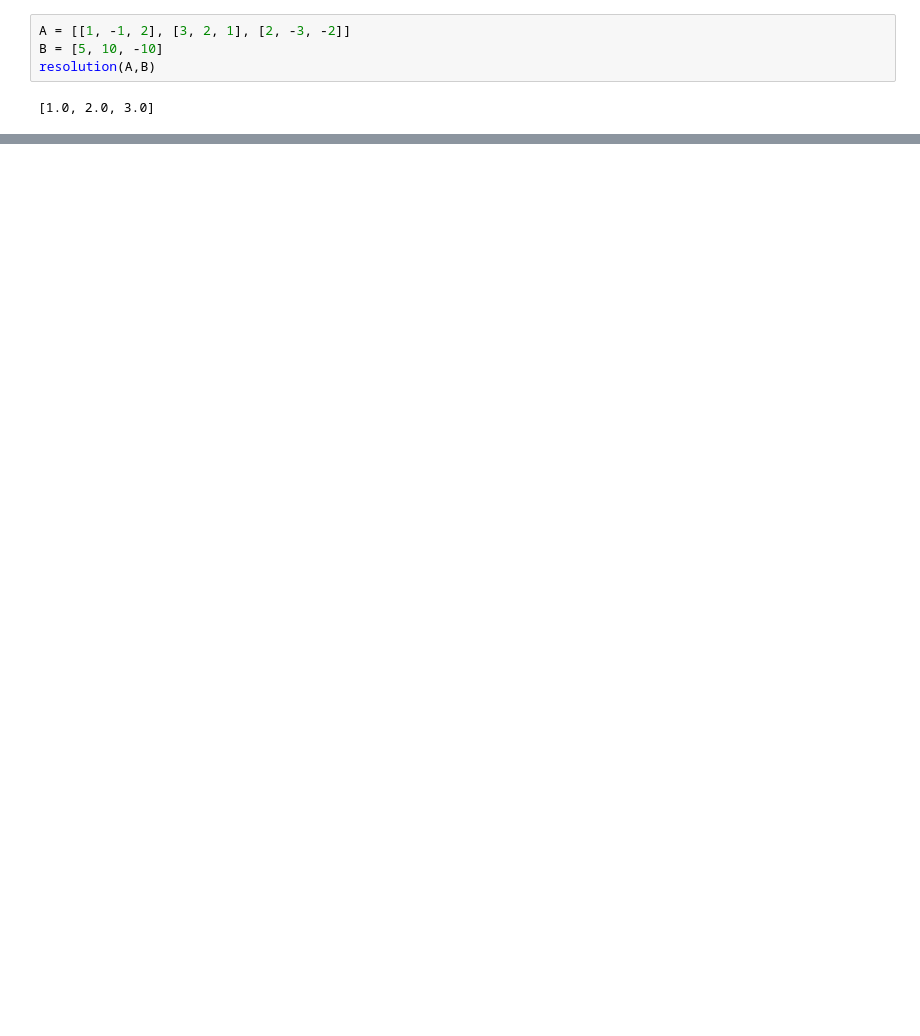
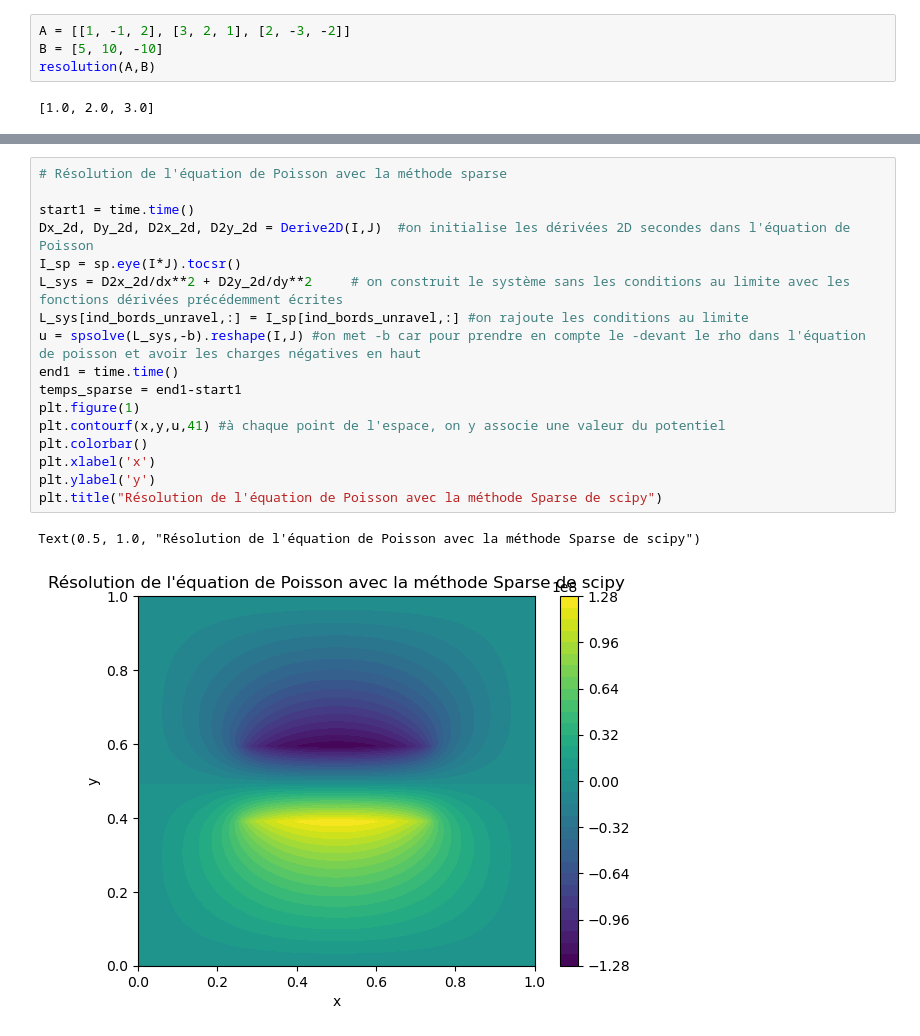
Before and after one commit to Axias10/TP_Poisson, a Jupyter notebook: TP_Poisson.ipynb, the cells around one changed output, grey strips where cells are left out. Cells and saved outputs as stored; diff of their text form; blank space fills up the shorter version.

```diff
--- a/TP_Poisson.ipynb
+++ b/TP_Poisson.ipynb
@@ -292,2 +280,22 @@ print('Le temps pour la méthode linalg.solve est',temps_gauss)
 # %% [output]
 KeyboardInterrupt:
+# %%
+# Résolution de l'équation de Poisson avec la méthode sparse
+
+start1 = time.time()
+Dx_2d, Dy_2d, D2x_2d, D2y_2d = Derive2D(I,J)  #on initialise les dérivées 2D secondes dans l'équation de Poisson
+I_sp = sp.eye(I*J).tocsr()
+L_sys = D2x_2d/dx**2 + D2y_2d/dy**2     # on construit le système sans les conditions au limite avec les fonctions dérivées précédemment écrites
+L_sys[ind_bords_unravel,:] = I_sp[ind_bords_unravel,:] #on rajoute les conditions au limite
+u = spsolve(L_sys,-b).reshape(I,J) #on met -b car pour prendre en compte le -devant le rho dans l'équation de poisson et avoir les charges négatives en haut
+end1 = time.time()
+temps_sparse = end1-start1
+plt.figure(1)
+plt.contourf(x,y,u,41) #à chaque point de l'espace, on y associe une valeur du potentiel
+plt.colorbar()
+plt.xlabel('x')
+plt.ylabel('y')
+plt.title("Résolution de l'équation de Poisson avec la méthode Sparse de scipy")
+# %% [output]
+Text(0.5, 1.0, "Résolution de l'équation de Poisson avec la méthode Sparse de scipy")
+[figure, added]
```
Also changed, not shown: parts of 15 cells of this notebook.
